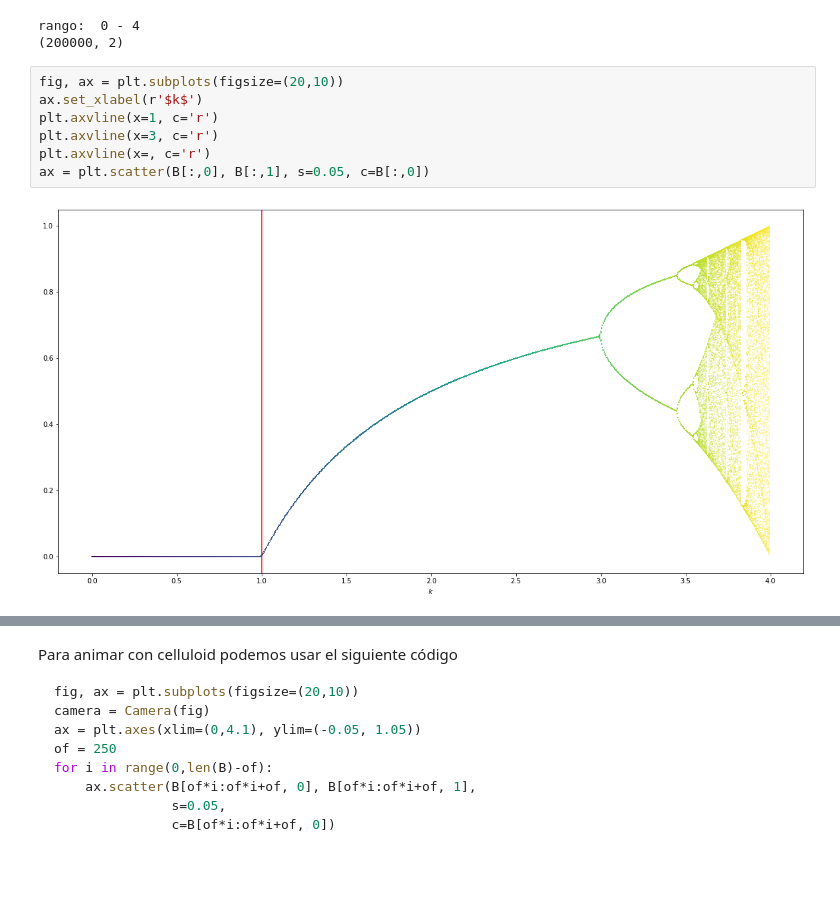
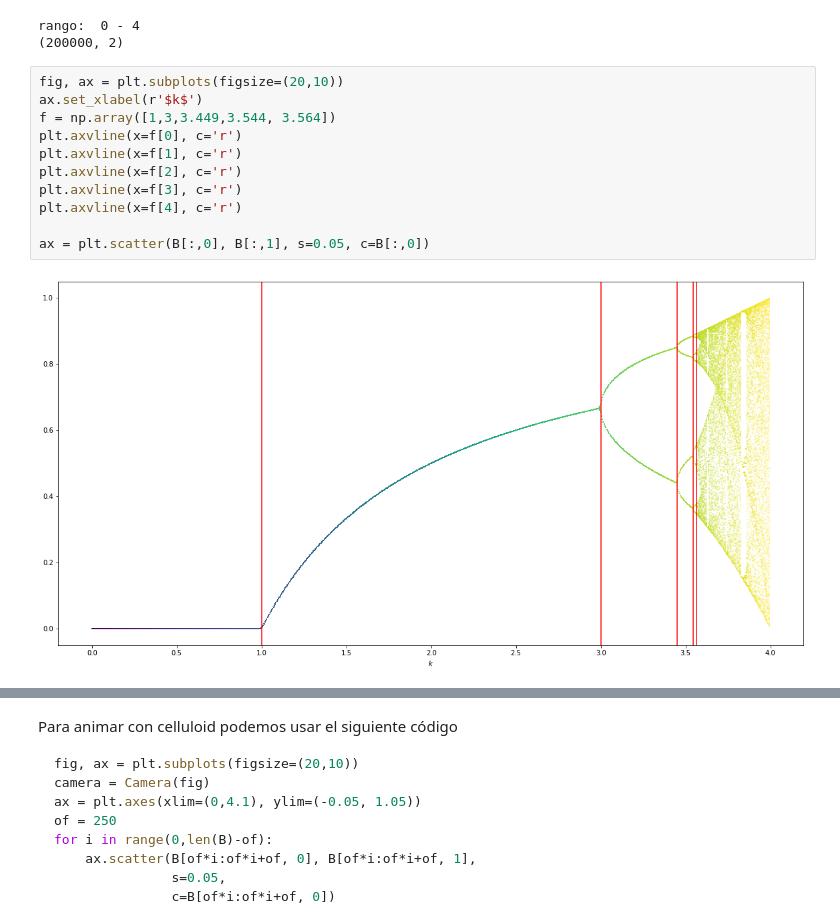
Before and after one commit to sergiohzlz/semestre_2021_neuronales, a Jupyter notebook: 1a_sistemas_dinamicos.ipynb, the cells around one changed output, grey strips where cells are left out. Cells and saved outputs as stored; diff of their text form; blank space fills up the shorter version.

```diff
--- a/1a_sistemas_dinamicos.ipynb
+++ b/1a_sistemas_dinamicos.ipynb
@@ -238,9 +238,13 @@ rango:  0 - 4
 # %%
 fig, ax = plt.subplots(figsize=(20,10))
 ax.set_xlabel(r'$k$')
-plt.axvline(x=1, c='r')
-plt.axvline(x=3, c='r')
-plt.axvline(x=, c='r')
+f = np.array([1,3,3.449,3.544, 3.564])
+plt.axvline(x=f[0], c='r')
+plt.axvline(x=f[1], c='r')
+plt.axvline(x=f[2], c='r')
+plt.axvline(x=f[3], c='r')
+plt.axvline(x=f[4], c='r')
+
 ax = plt.scatter(B[:,0], B[:,1], s=0.05, c=B[:,0])
 # %% [output]
-[figure, old version]
+[figure, new version]
```
Also changed, not shown: parts of 10 cells of this notebook.
